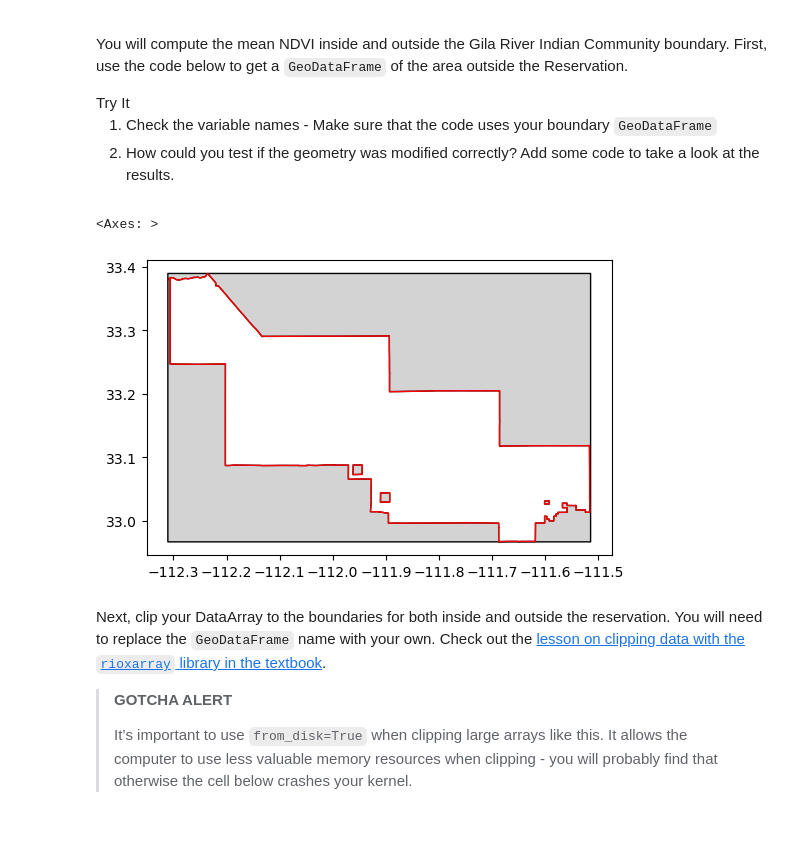
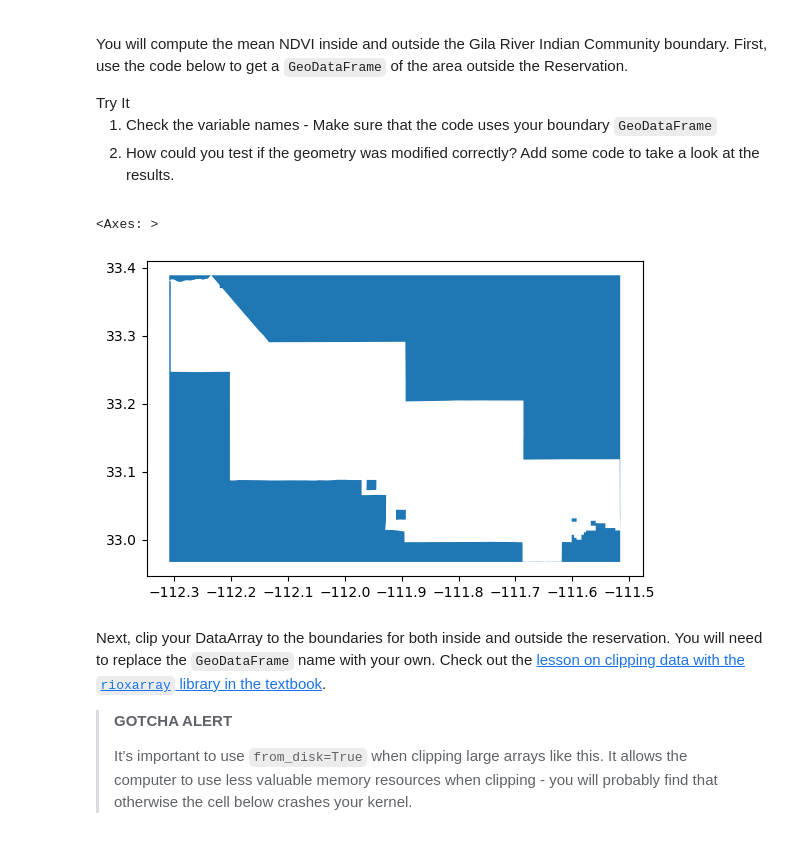
Before and after one commit to earthlab-education/04-vegetation-pjacobik, a Jupyter notebook: notebooks/vegetation-04-summarize.ipynb, the cells around one changed output. Drawn from its saved outputs; the diff is of its cells as text; code cells hidden in the pictures.

```diff
--- a/notebooks/vegetation-04-summarize.ipynb
+++ b/notebooks/vegetation-04-summarize.ipynb
@@ -125,25 +53,14 @@ code to take a look at the results.</li>
 # %%
 # Compute the area outside the Gila River Indian Community
 
-# Match boundary CRS to NDVI CRS
-boundary_gdf = boundary_gdf.to_crs(ndvi_change.rio.crs)
+outside_boundary = (
+    gpd.GeoDataFrame(geometry=boundary_gdf.envelope)
+    .overlay(boundary_gdf, how='difference'))
 
-# Make raster of one polygon of full boundary
-full_bounds = box(*ndvi_change.rio.bounds())
-
-# Inside boundaries
-inside_gdf = boundary_gdf.copy()
-
-# Outside boundaries
-outside_geom = full_bounds.difference(boundary_gdf.union_all())
-outside_gdf = gpd.GeoDataFrame(geometry=[outside_geom], crs=boundary_gdf.crs)
-
-# Check code visually
-ax = outside_gdf.plot(color="lightgray", edgecolor='black', figsize=(6,6))
-boundary_gdf.plot(ax=ax, color='none', edgecolor='red')
+outside_boundary.plot()
 # %% [output]
 <Axes: >
-[figure, old version]
+[figure, new version]
 # %% [markdown]
 Next, clip your DataArray to the boundaries for both inside and outside
 the reservation. You will need to replace the `GeoDataFrame` name with
```
Also changed, not shown: parts of 8 cells of this notebook, 6 other files.
